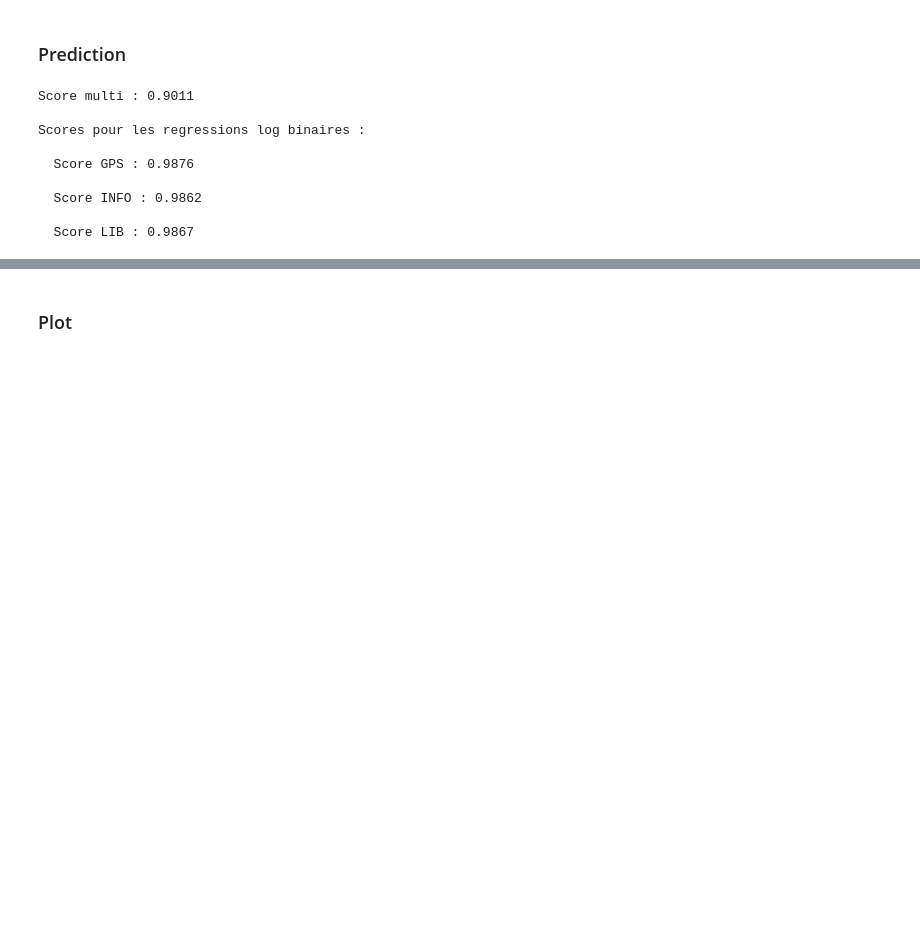
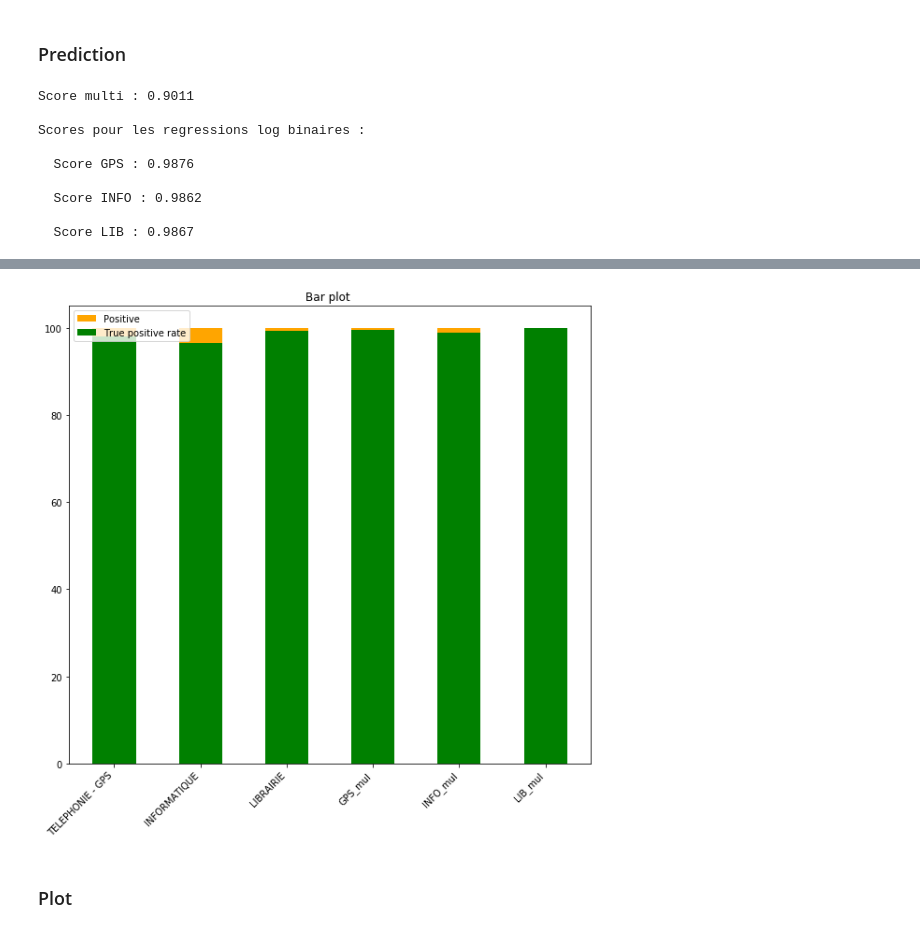
Before and after one commit to bguillouet/2020_4A_TEXTE, a Jupyter notebook: Classification.ipynb, the cells around one changed output, grey strips where cells are left out. Drawn from its saved outputs; the diff is of its cells as text; code cells hidden in the pictures; blank space fills up the shorter version.

Commit message:
bar plot

```diff
--- a/Classification.ipynb
+++ b/Classification.ipynb
@@ -147,5 +154,0 @@ def cross_cat(predictee,trainee):
-# %%
-print(len(y_train_1))
-print(len(predict_1))
-
-A=pd.crosstab(y_train_1,predict_1)
@@ -158,0 +155,19 @@ nb_data_1,PTP_1,PFN_1,PFP_1,PTN_1=cross_cat(predict_1,y_train_1)
+# %%
+nb_data_1,PTP_1,PFN_1,PFP_1,PTN_1=cross_cat(predict_1,y_train_1)
+nb_data_2,PTP_2,PFN_2,PFP_2,PTN_2=cross_cat(predict_2,y_train_2)
+nb_data_3,PTP_3,PFN_3,PFP_3,PTN_3=cross_cat(predict_3,y_train_3)
+
+cat= ["TELEPHONIE - GPS","INFORMATIQUE","LIBRAIRIE"]
+PTP =[PTP_1,PTP_2,PTP_3]
+# %%
+for cat_name in cat:
+    predict_cat = predict==cat_name
+    y_train_cat = np.array(y_train)==cat_name
+    A= pd.crosstab(y_train_cat, predict_cat, rownames=["Ground True"], colnames=["Prediction"])
+    cross_tab = A.divide(A.sum(axis=1),axis=0)*100
+    print(cross_tab, '\n')
+    PTP += [cross_tab[1][1]]
+
+
+cat = ["TELEPHONIE - GPS","INFORMATIQUE","LIBRAIRIE","GPS_mul","INFO_mul","LIB_mul"]
+PTP
@@ -159,3 +195,15 @@ nb_data_1,PTP_1,PFN_1,PFP_1,PTN_1=cross_cat(predict_1,y_train_1)
+# %%
+def bar_plot(cat,PTP):
+    fig = plt.figure(figsize=(10,10))
+    plt.bar(cat,100,width = 0.5,color = 'orange', label="Positive")
+    plt.bar(cat,PTP,width = 0.5, color = 'green', label="True positive rate")
+    plt.title("Bar plot ")
+    plt.legend()
+    fig.autofmt_xdate(rotation=45)
+# %%
+bar_plot(cat,PTP)
+# %% [output]
+[figure, added]
 # %% [markdown]
 ### Plot
 # %%
```
Also changed, not shown: parts of 5 cells of this notebook.
